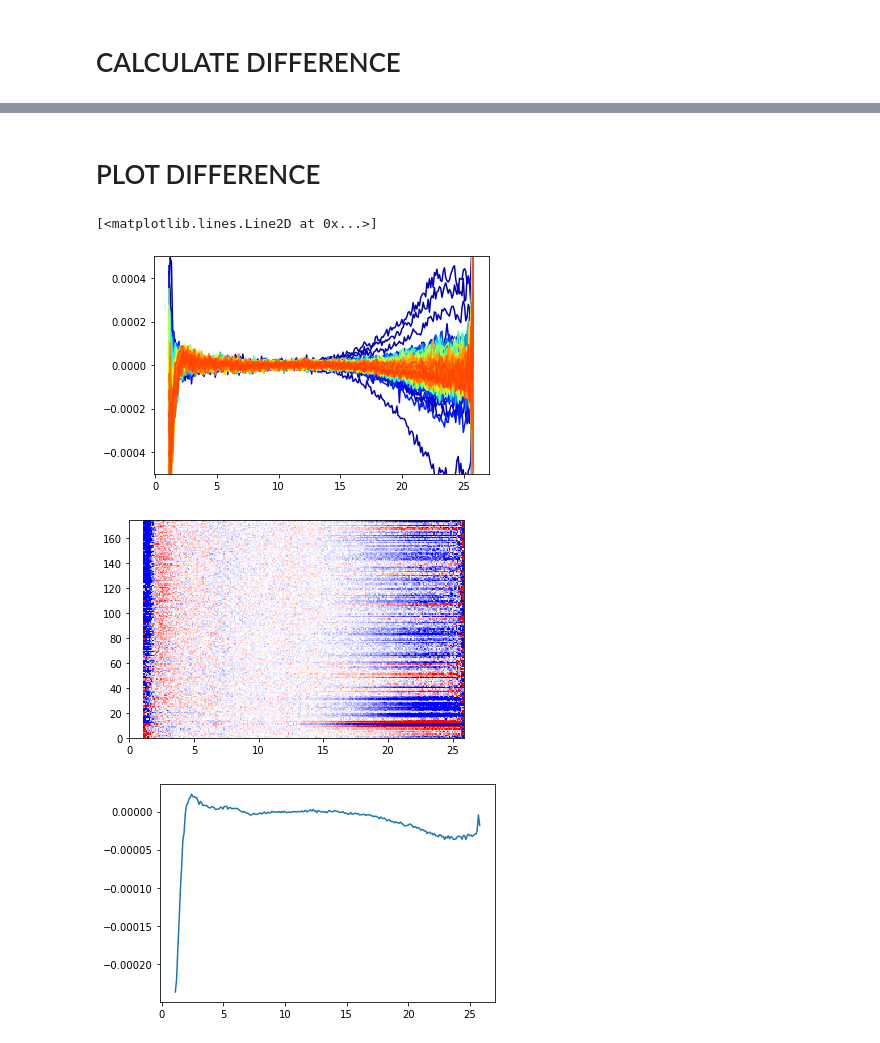
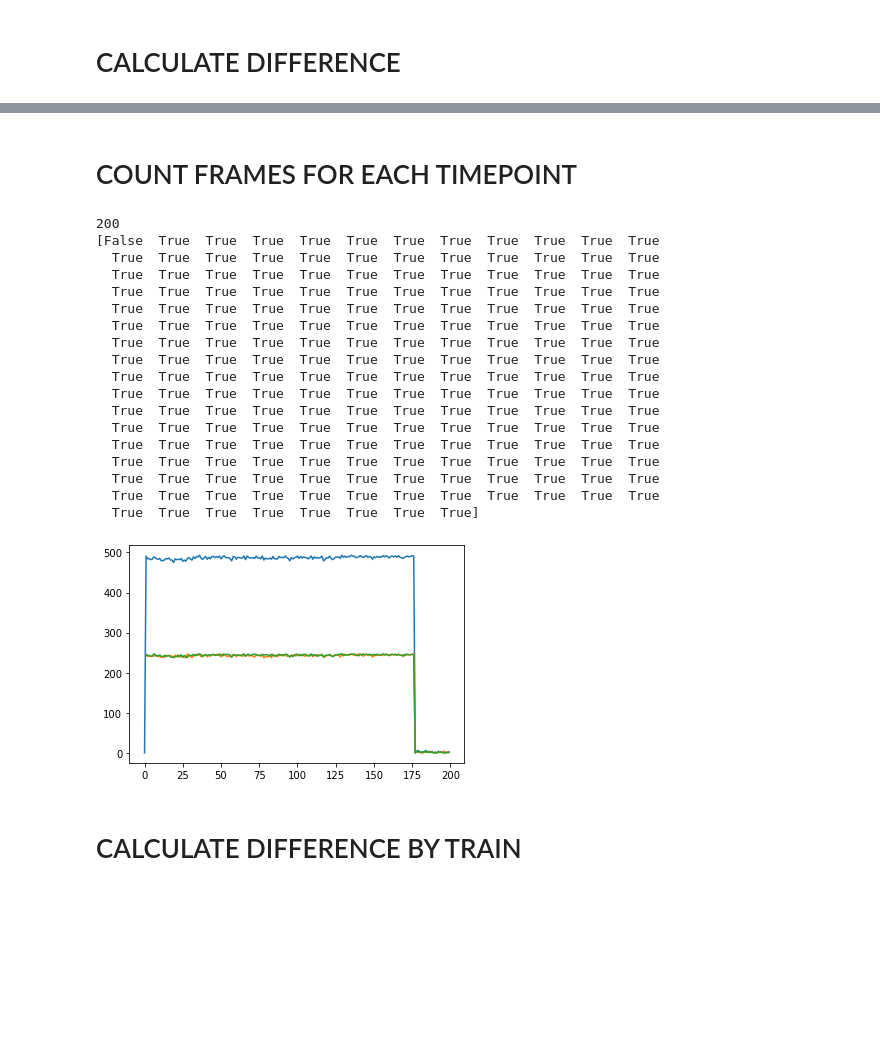
Before and after one commit to FilipeMaia/xfel3046, a Jupyter notebook: offline/jupyter/pa_filtering.ipynb, the cells around one changed output, grey strips where cells are left out. Cells and saved outputs as stored; diff of their text form; code cells hidden in the pictures; blank space fills up the shorter version.

```diff
--- a/offline/jupyter/pa_filtering.ipynb
+++ b/offline/jupyter/pa_filtering.ipynb
@@ -197,27 +250,2 @@ dS, S_on, S_off = calc_diff(Sazi_mf, q, cellID_mf, pump_mf)
-# %% [markdown]
-# PLOT DIFFERENCE
-# %%
-
-cells = np.unique(cellID)
-colors = pl.cm.jet(np.linspace(0,1,dS.shape[0]))
-#dS_filt = dS[mask_std,:]
-
-fig, ax = plt.subplots(1,1)
-for i in range(dS.shape[0]-30):
-    ax.plot(q, dS[i+3,:].T, color = colors[i])
-    ax.set_ylim([-.0005,.0005])
-
-
-cmin = -0.0001
-cmax = 0.0001
-
-fig, ax = plt.subplots(1,1)
-ax.pcolor(q, cells[:175], dS[:175,:], cmap='bwr',vmin=cmin, vmax=cmax)
-
-fig, ax = plt.subplots(1,1)
-ax.plot(q, np.nanmean(dS,0))
-# %% [output]
-[<matplotlib.lines.Line2D at 0x...>]
-[figure, removed]
-[figure, removed]
-[figure, removed]
+# %% [markdown]
+# COUNT FRAMES FOR EACH TIMEPOINT
@@ -223,0 +297,34 @@ ax.plot(q, np.nanmean(dS,0))
+# %%
+counts, counts_on, counts_off = count_frames_per_tp(cellID_mf, pump_mf)
+
+plt.figure()
+plt.plot(counts)
+plt.plot(counts_on)
+plt.plot(counts_off)
+
+print(counts == counts_on+counts_off)
+#print(np.sum(out[0]))
+
+#print(out)
+# %% [output]
+200
+[False  True  True  True  True  True  True  True  True  True  True  True
+  True  True  True  True  True  True  True  True  True  True  True  True
+  True  True  True  True  True  True  True  True  True  True  True  True
+  True  True  True  True  True  True  True  True  True  True  True  True
+  True  True  True  True  True  True  True  True  True  True  True  True
+  True  True  True  True  True  True  True  True  True  True  True  True
+  True  True  True  True  True  True  True  True  True  True  True  True
+  True  True  True  True  True  True  True  True  True  True  True  True
+  True  True  True  True  True  True  True  True  True  True  True  True
+  True  True  True  True  True  True  True  True  True  True  True  True
+  True  True  True  True  True  True  True  True  True  True  True  True
+  True  True  True  True  True  True  True  True  True  True  True  True
+  True  True  True  True  True  True  True  True  True  True  True  True
+  True  True  True  True  True  True  True  True  True  True  True  True
+  True  True  True  True  True  True  True  True  True  True  True  True
+  True  True  True  True  True  True  True  True  True  True  True  True
+  True  True  True  True  True  True  True  True]
+[figure, added]
+# %% [markdown]
+# CALCULATE DIFFERENCE BY TRAIN
```
Also changed, not shown: parts of 19 cells of this notebook, 1 other file.
